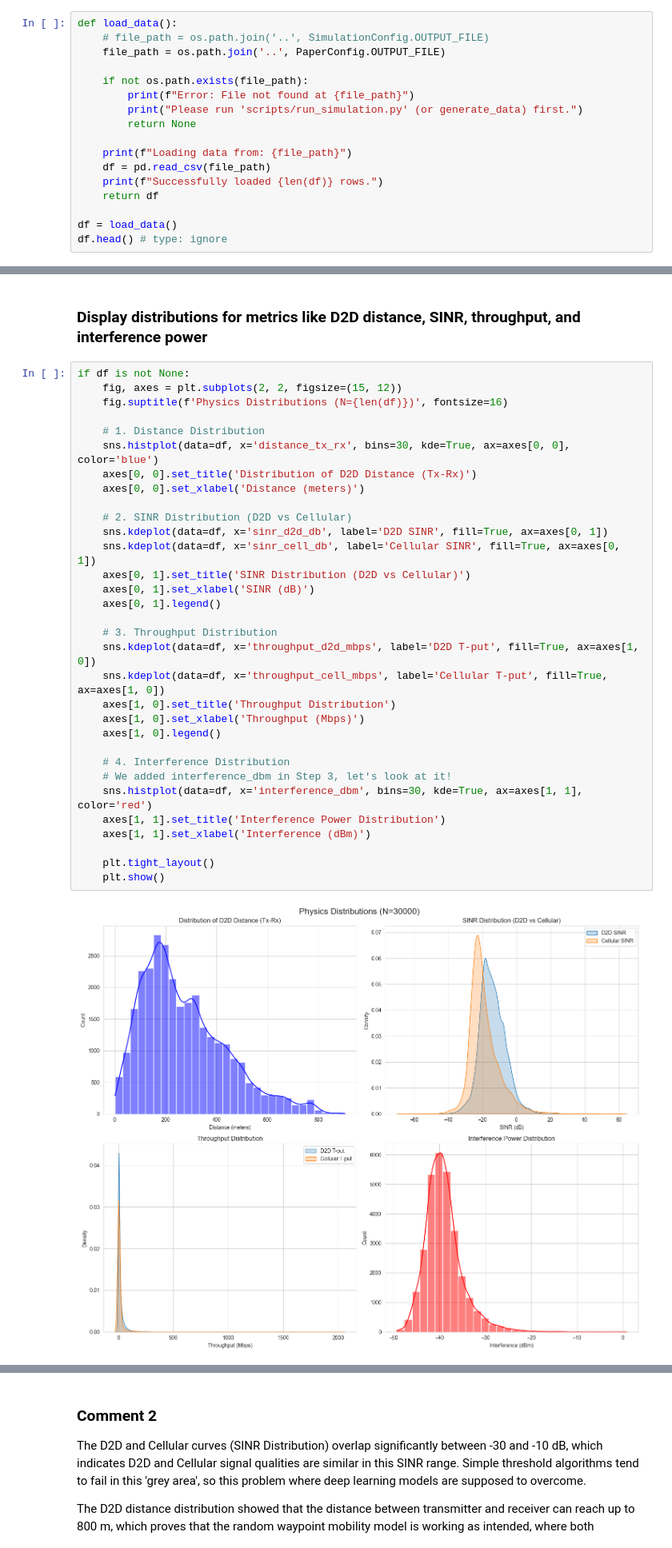
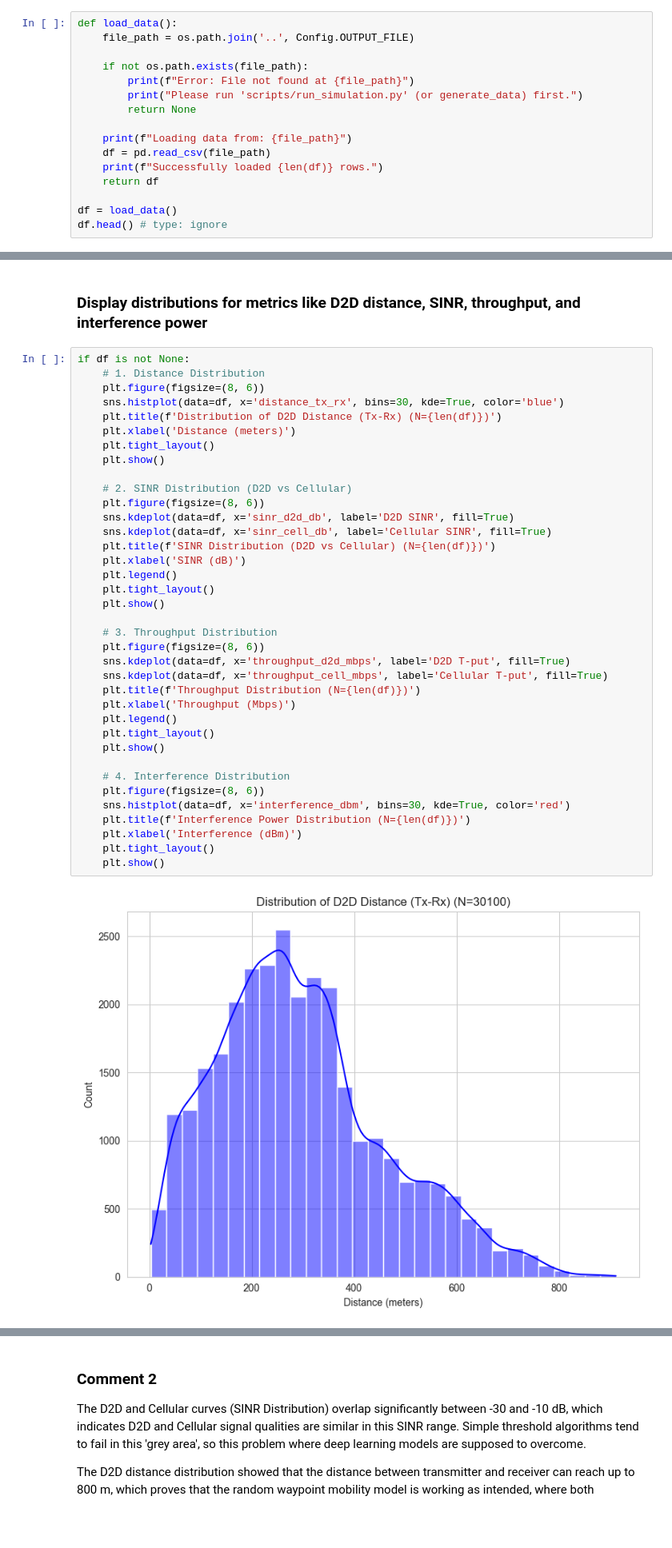
Before and after one commit to WarlockZul/FYP-Deep-Learning-D2D-Mode-Selection, a Jupyter notebook: notebooks/eda_simulation.ipynb, the cells around one changed output, grey strips where cells are left out. Shown at 80% size. Drawn from its saved outputs; the diff is of its cells as text; blank space fills up the shorter version.

```diff
--- a/notebooks/eda_simulation.ipynb
+++ b/notebooks/eda_simulation.ipynb
@@ -22,8 +37,7 @@ plt.rcParams['figure.figsize'] = (12, 8)
 NOTE: To simulate the research paper simulation environment, uncomment the second line, and comment the first line
 # %%
 def load_data():
-    # file_path = os.path.join('..', SimulationConfig.OUTPUT_FILE)
-    file_path = os.path.join('..', PaperConfig.OUTPUT_FILE)
+    file_path = os.path.join('..', Config.OUTPUT_FILE)
 
     if not os.path.exists(file_path):
         print(f"Error: File not found at {file_path}")
@@ -86,35 +103,40 @@ The 70:30 ratio of D2D and Cellular mode instances indicates a healthy ratio whe
 ### Display distributions for metrics like D2D distance, SINR, throughput, and interference power
 # %%
 if df is not None:
-    fig, axes = plt.subplots(2, 2, figsize=(15, 12))
-    fig.suptitle(f'Physics Distributions (N={len(df)})', fontsize=16)
-
     # 1. Distance Distribution
-    sns.histplot(data=df, x='distance_tx_rx', bins=30, kde=True, ax=axes[0, 0], color='blue')
-    axes[0, 0].set_title('Distribution of D2D Distance (Tx-Rx)')
-    axes[0, 0].set_xlabel('Distance (meters)')
+    plt.figure(figsize=(8, 6))
+    sns.histplot(data=df, x='distance_tx_rx', bins=30, kde=True, color='blue')
+    plt.title(f'Distribution of D2D Distance (Tx-Rx) (N={len(df)})')
+    plt.xlabel('Distance (meters)')
+    plt.tight_layout()
+    plt.show()
 
     # 2. SINR Distribution (D2D vs Cellular)
-    sns.kdeplot(data=df, x='sinr_d2d_db', label='D2D SINR', fill=True, ax=axes[0, 1])
-    sns.kdeplot(data=df, x='sinr_cell_db', label='Cellular SINR', fill=True, ax=axes[0, 1])
-    axes[0, 1].set_title('SINR Distribution (D2D vs Cellular)')
-    axes[0, 1].set_xlabel('SINR (dB)')
-    axes[0, 1].legend()
+    plt.figure(figsize=(8, 6))
+    sns.kdeplot(data=df, x='sinr_d2d_db', label='D2D SINR', fill=True)
+    sns.kdeplot(data=df, x='sinr_cell_db', label='Cellular SINR', fill=True)
+    plt.title(f'SINR Distribution (D2D vs Cellular) (N={len(df)})')
+    plt.xlabel('SINR (dB)')
+    plt.legend()
+    plt.tight_layout()
+    plt.show()
 
     # 3. Throughput Distribution
-    sns.kdeplot(data=df, x='throughput_d2d_mbps', label='D2D T-put', fill=True, ax=axes[1, 0])
-    sns.kdeplot(data=df, x='throughput_cell_mbps', label='Cellular T-put', fill=True, ax=axes[1, 0])
-    axes[1, 0].set_title('Throughput Distribution')
-    axes[1, 0].set_xlabel('Throughput (Mbps)')
-    axes[1, 0].legend()
+    plt.figure(figsize=(8, 6))
+    sns.kdeplot(data=df, x='throughput_d2d_mbps', label='D2D T-put', fill=True)
+    sns.kdeplot(data=df, x='throughput_cell_mbps', label='Cellular T-put', fill=True)
+    plt.title(f'Throughput Distribution (N={len(df)})')
+    plt.xlabel('Throughput (Mbps)')
+    plt.legend()
+    plt.tight_layout()
+    plt.show()
 
     # 4. Interference Distribution
-    # We added interference_dbm in Step 3, let's look at it!
-    sns.histplot(data=df, x='interference_dbm', bins=30, kde=True, ax=axes[1, 1], color='red')
-    axes[1, 1].set_title('Interference Power Distribution')
-    axes[1, 1].set_xlabel('Interference (dBm)')
-
+    plt.figure(figsize=(8, 6))
+    sns.histplot(data=df, x='interference_dbm', bins=30, kde=True, color='red')
+    plt.title(f'Interference Power Distribution (N={len(df)})')
+    plt.xlabel('Interference (dBm)')
     plt.tight_layout()
     plt.show()
 # %% [output]
-[figure, old version]
+[figure, new version]
```
Also changed, not shown: parts of 7 cells of this notebook, 1 other file.
